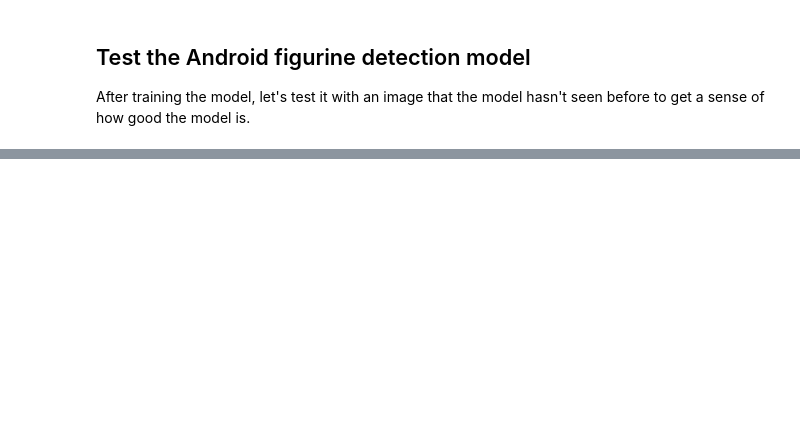
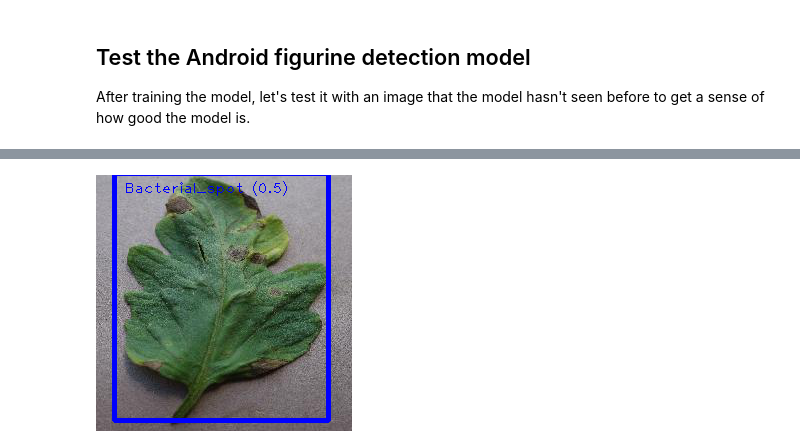
Before and after one commit to PiyushBagde/tflite-leaf-diseases-detection-model, a Jupyter notebook: object_detection/Train_custom_model_tutorial.ipynb, the cells around one changed output, grey strips where cells are left out. Cells and saved outputs as stored; diff of their text form; code cells hidden in the pictures; blank space fills up the shorter version.

```diff
--- a/object_detection/Train_custom_model_tutorial.ipynb
+++ b/object_detection/Train_custom_model_tutorial.ipynb
@@ -511,0 +547,33 @@ def visualize(
+# %%
+#@title Run object detection and show the detection results
+
+from PIL import Image
+
+INPUT_IMAGE_URL = "https://www.dropbox.com/s/dx7ozwfdwub7n2a/3fa32b26-e7bb-493e-b7c2-c40e3f3df380___RS_Erly.B%209546.JPG?dl=0" #@param {type:"string"}
+DETECTION_THRESHOLD = 0.5 #@param {type:"number"}
+TFLITE_MODEL_PATH = "android.tflite" #@param {type:"string"}
+
+TEMP_FILE = '/tmp/image.png'
+
+!wget -q -O $TEMP_FILE $INPUT_IMAGE_URL
+image = Image.open(TEMP_FILE).convert('RGB')
+image.thumbnail((512, 512), Image.ANTIALIAS)
+image_np = np.asarray(image)
+
+# Load the TFLite model
+options = ObjectDetectorOptions(
+      num_threads=4,
+      score_threshold=DETECTION_THRESHOLD,
+)
+detector = ObjectDetector(model_path=TFLITE_MODEL_PATH, options=options)
+
+# Run object detection estimation using the model.
+detections = detector.detect(image_np)
+
+# Draw keypoints and edges on input image
+image_np = visualize(image_np, detections)
+
+# Show the detection result
+Image.fromarray(image_np)
+# %% [output]
+[figure, added]
```
Also changed, not shown: parts of 9 cells of this notebook.
